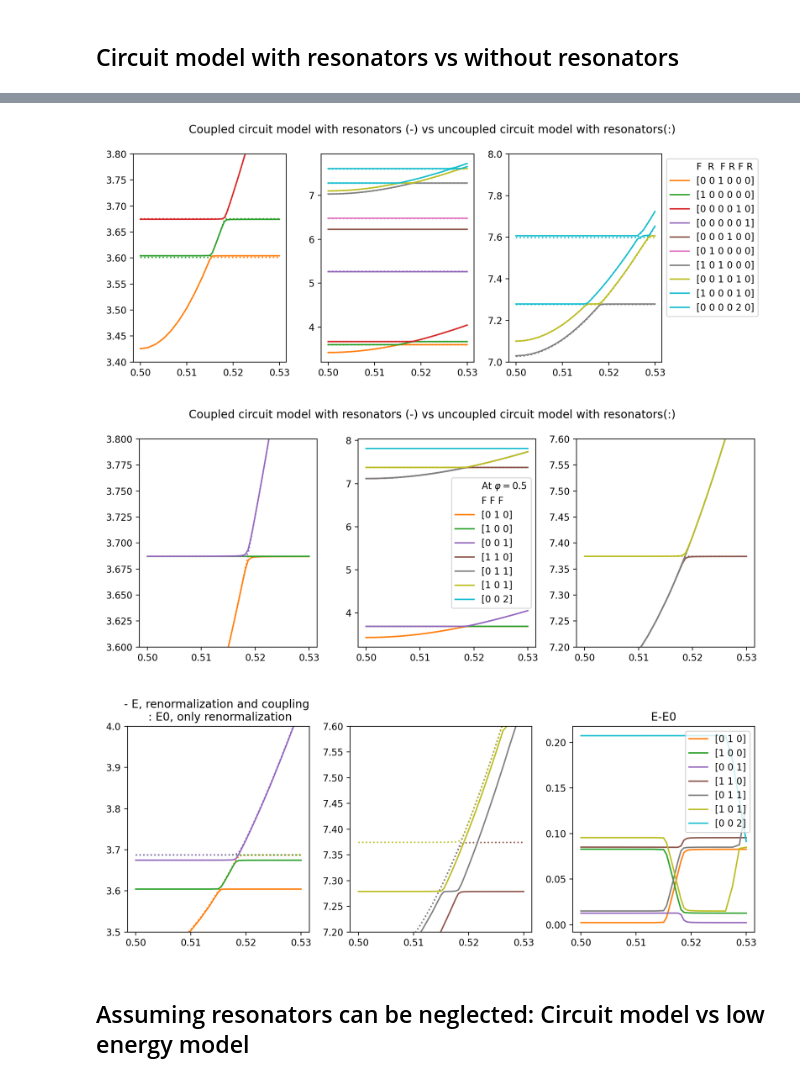
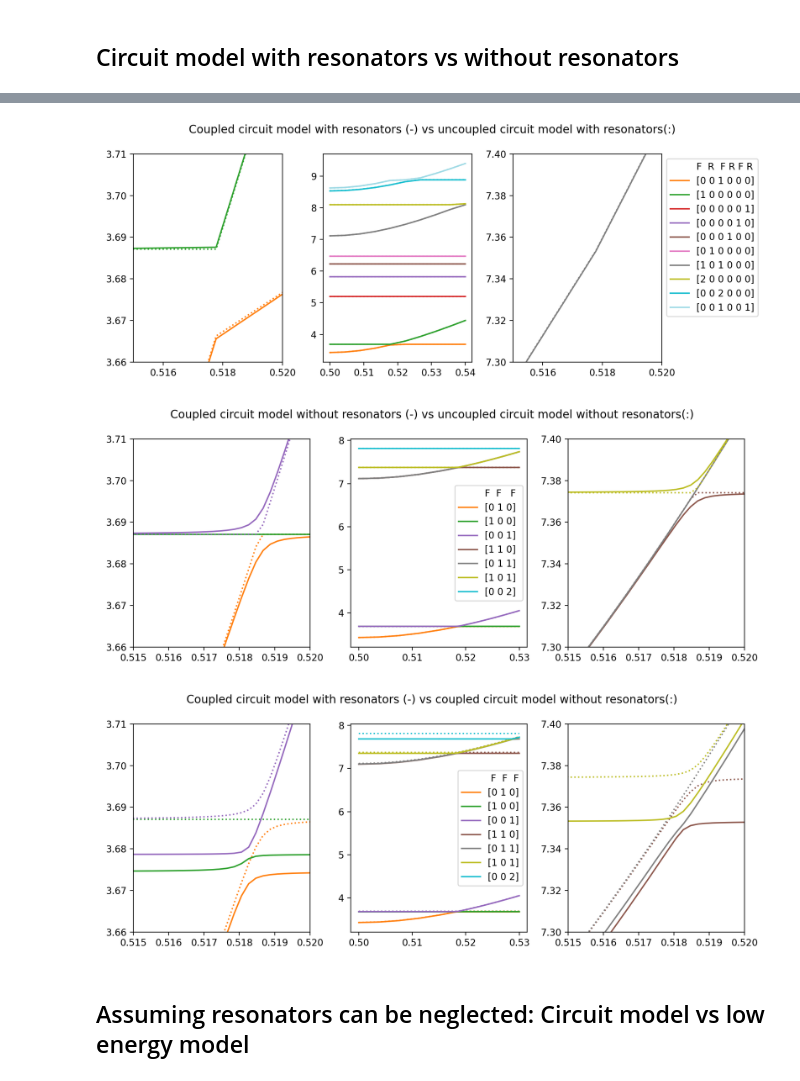
Before and after one commit to GabrielJauma/tunable-capacitive-coupling-flux-qubits, a Jupyter notebook: KIT/Experiments/qubit_C_qubit_C_qubit - coupling analysis.ipynb, the cells around one changed output, grey strips where cells are left out. Drawn from its saved outputs; the diff is of its cells as text; code cells hidden in the pictures.

```diff
--- a/KIT/Experiments/qubit_C_qubit_C_qubit - coupling analysis.ipynb
+++ b/KIT/Experiments/qubit_C_qubit_C_qubit - coupling analysis.ipynb
@@ -137,7 +134,7 @@ for i, φ_ext_2 in enumerate(φ_ext_2_values):
 # %%
 fig, (ax1, ax2, ax3) = plt.subplots(ncols=3, figsize = [10,4], dpi=200)
 
-colors = figs.generate_colors_from_colormap(n_eig+3, 'tab10')
+colors = figs.generate_colors_from_colormap(n_eig+3, 'tab20')
 
 ax3.plot([], label='F  R  F R F R', color='white')
 for i, color in enumerate(colors):
@@ -148,12 +145,13 @@ for i, color in enumerate(colors):
         ax.plot(φ_ext_2_values, E0_circuits_full_A[:,i], ':', color=color)
 
 ax3.legend(loc='upper left', bbox_to_anchor=(1, 1))
-ax1.set_ylim([3.4,3.8])
-ax3.set_ylim([7,8])
+ax1.set_ylim([3.66,3.71])
+ax1.set_xlim([0.515, 0.52])
+ax3.set_ylim([7.3,7.4])
+ax3.set_xlim([0.515, 0.52])
 
 
 fig.suptitle('Coupled circuit model with resonators (-) vs uncoupled circuit model with resonators(:)')
-figs.export('Full model coupled vs uncoupled.pdf', fig)
 #
 # ax2.set_ylim([7.2,7.6])
 #ax.set_ylabel(r'$')
@@ -161,16 +159,17 @@ figs.export('Full model coupled vs uncoupled.pdf', fig)
 #ax.set_title(r'$')
 fig.tight_layout()
 fig.show()
+# figs.export('Full model coupled vs uncoupled.pdf', fig)
+
 plt.close('all')
 # %% [output]
-[figure, old version]
+[figure, new version]
 # %%
 fig, (ax1, ax2, ax3) = plt.subplots(ncols=3, figsize = [10,4], dpi=200)
 
 colors = figs.generate_colors_from_colormap(n_eig, 'tab10')
 
-ax2.plot([], label=r'At $\varphi= 0.5$ ', color='white')
-ax2.plot([], label='F F F ', color='white')
+ax2.plot([], label='F  F   F ', color='white')
 for i, color in enumerate(colors):
     if i ==0:
         continue
@@ -180,11 +179,14 @@ for i, color in enumerate(colors):
 
 # ax2.legend(loc='upper left', bbox_to_anchor=(1, 1))
 ax2.legend()
-ax1.set_ylim([3.6,3.8])
-ax3.set_ylim([7.2,7.6])
+ax1.set_ylim([3.66,3.71])
+ax1.set_xlim([0.515, 0.52])
+ax3.set_ylim([7.3,7.4])
+ax3.set_xlim([0.515, 0.52])
 
 
-fig.suptitle('Coupled circuit model with resonators (-) vs uncoupled circuit model with resonators(:)')
+fig.suptitle('Coupled circuit model without resonators (-) vs uncoupled circuit model without resonators(:)')
+
 #
 # ax2.set_ylim([7.2,7.6])
 #ax.set_ylabel(r'$')
@@ -192,41 +194,43 @@ fig.suptitle('Coupled circuit model with resonators (-) vs uncoupled circuit mod
 #ax.set_title(r'$')
 fig.tight_layout()
 fig.show()
+# figs.export('no res model coupled vs uncoupled.pdf', fig)
 plt.close('all')
 # %% [output]
-[figure, old version]
+[figure, new version]
 # %%
 fig, (ax1, ax2, ax3) = plt.subplots(ncols=3, figsize = [10,4], dpi=200)
 
 colors = figs.generate_colors_from_colormap(n_eig, 'tab10')
 
 ax2.plot([], label=' F  F  F', color='white')
 for i, color in enumerate(colors):
     if i ==0:
         continue
     for ax in [ax1, ax2, ax3]:
-        if ax != ax3:
-            circuit_full_index = np.where( np.all(N_circuits_full_A[0,:][:,[0,2,4]] == N_circuits_nores_A[0,i], axis=1) )[0][0]
-            ax.plot(φ_ext_2_values, E_circuits_full_A[:,circuit_full_index], color=color)
-            ax.plot(φ_ext_2_values, E_circuits_nores_A[:,i], ':', color=color)
-        else:
-            ax.plot(φ_ext_2_values, np.abs(E_circuits_nores_A[:,i]-E_circuits_full_A[:,circuit_full_index]), color=color, label=N_circuits_nores_A[0,i])
+        circuit_full_index = np.where( np.all(N_circuits_full_A[0,:][:,[0,2,4]] == N_circuits_nores_A[0,i], axis=1) )[0][0]
+        ax.plot(φ_ext_2_values, E_circuits_full_A[:,circuit_full_index], color=color, label=N_circuits_nores_A[0,i])
+        ax.plot(φ_ext_2_values, E_circuits_nores_A[:,i], ':', color=color)
 
-ax1.set_title('- E, renormalization and coupling \n : E0, only renormalization')
-ax3.set_title(' E-E0 ')
 
-ax3.legend(loc='upper right')
+fig.suptitle('Coupled circuit model with resonators (-) vs coupled circuit model without resonators(:)')
 
-ax1.set_ylim([3.5,4])
-ax2.set_ylim([7.2,7.6])
+ax2.legend()
+
+ax1.set_ylim([3.66,3.71])
+ax1.set_xlim([0.515, 0.52])
+ax3.set_ylim([7.3,7.4])
+ax3.set_xlim([0.515, 0.52])
 #ax.set_ylabel(r'$')
 #ax.set_xlabel(r'$')
 #ax.set_title(r'$')
 fig.tight_layout()
 fig.show()
+# figs.export('coupled model full vs no res.pdf', fig)
+
 plt.close('all')
 # %% [output]
-[figure, old version]
+[figure, new version]
 # %% [markdown]
 ## Assuming resonators can be neglected: Circuit model vs low energy model
 # %%
```
Also changed, not shown: parts of 5 cells of this notebook, 4 other files.
